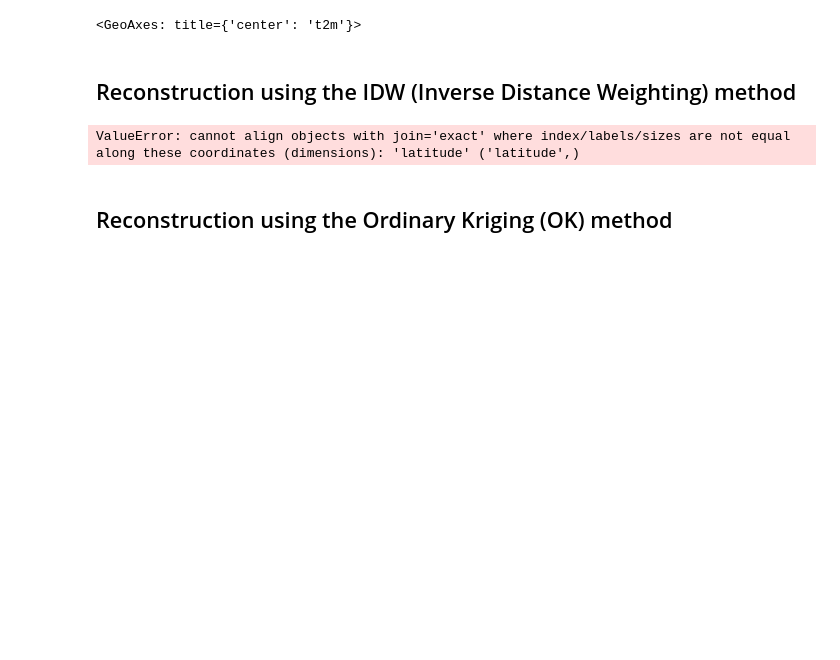
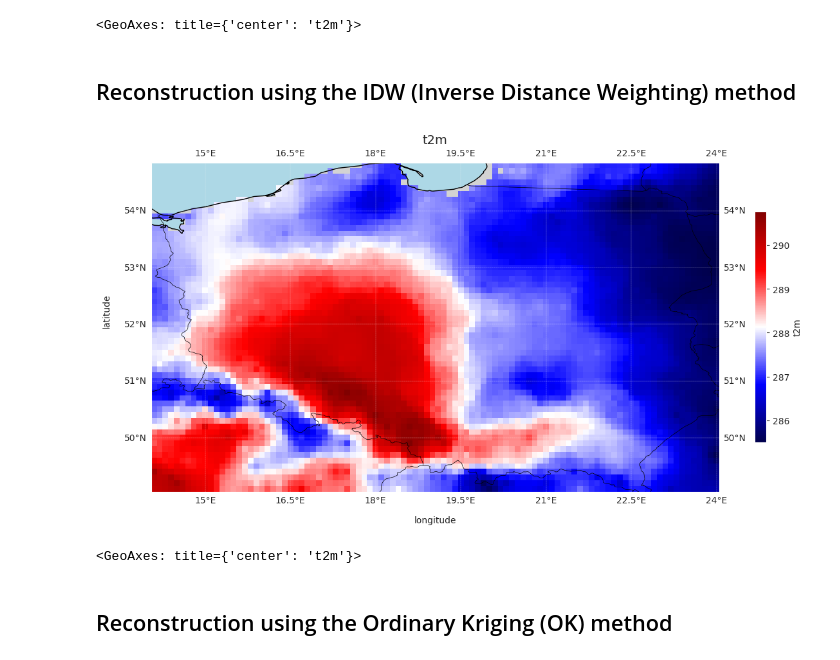
Before and after one commit to jamesWalczak/climatrix, a Jupyter notebook: examples/reconstruction.ipynb, the cells around one changed output. Saved outputs shown, nothing was run; the diff lists cells and outputs as text; code cells hidden in the pictures; blank space fills up the shorter version.

```diff
--- a/examples/reconstruction.ipynb
+++ b/examples/reconstruction.ipynb
@@ -33,16 +51,17 @@ sparse.plot()
 ## Reconstruction using the IDW (Inverse Distance Weighting) method
 # %%
 cm_reconstructed_idw = sparse.reconstruct(
-    target=europe.domain,
+    target=poland.domain,
     method='idw',
     k=7,
 )
 
 
-masked_nans = cm_reconstructed_idw.mask_nan(europe)
+masked_nans = cm_reconstructed_idw.mask_nan(poland)
 masked_nans.plot()
 # %% [output]
+[figure, added]
-ValueError: cannot align objects with join='exact' where index/labels/sizes are not equal along these coordinates (dimensions): 'latitude' ('latitude',)
+<GeoAxes: title={'center': 't2m'}>
 # %% [markdown]
 ## Reconstruction using the Ordinary Kriging (OK) method
 # %%
```
Also changed, not shown: parts of 7 cells of this notebook, 4 other files.
